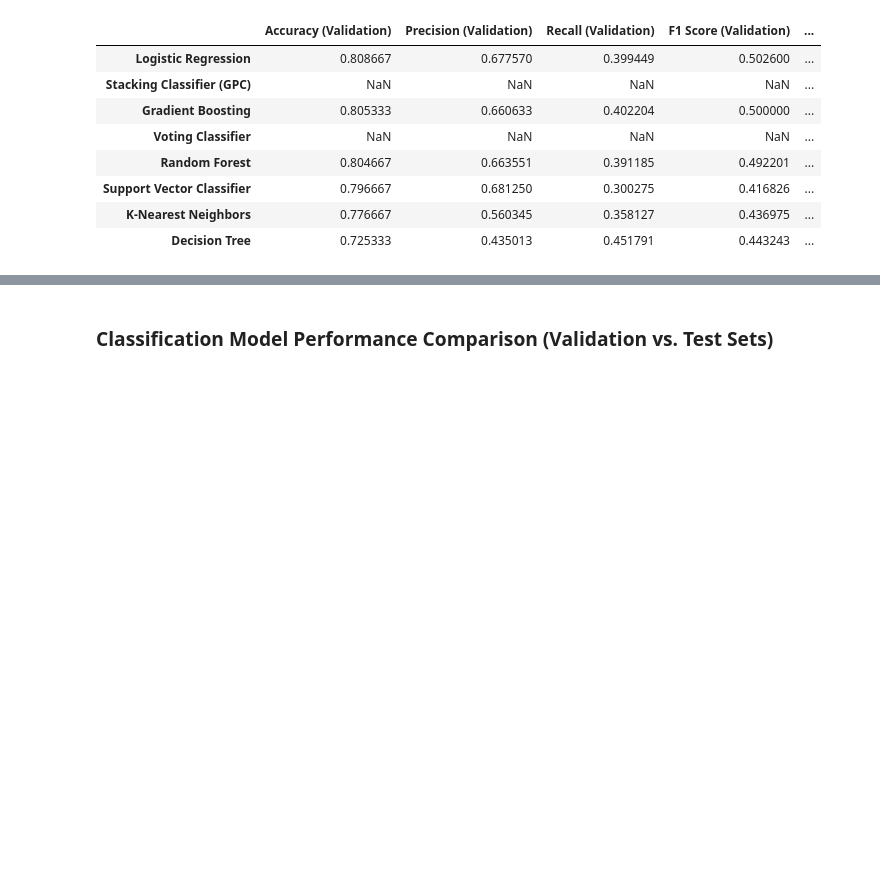
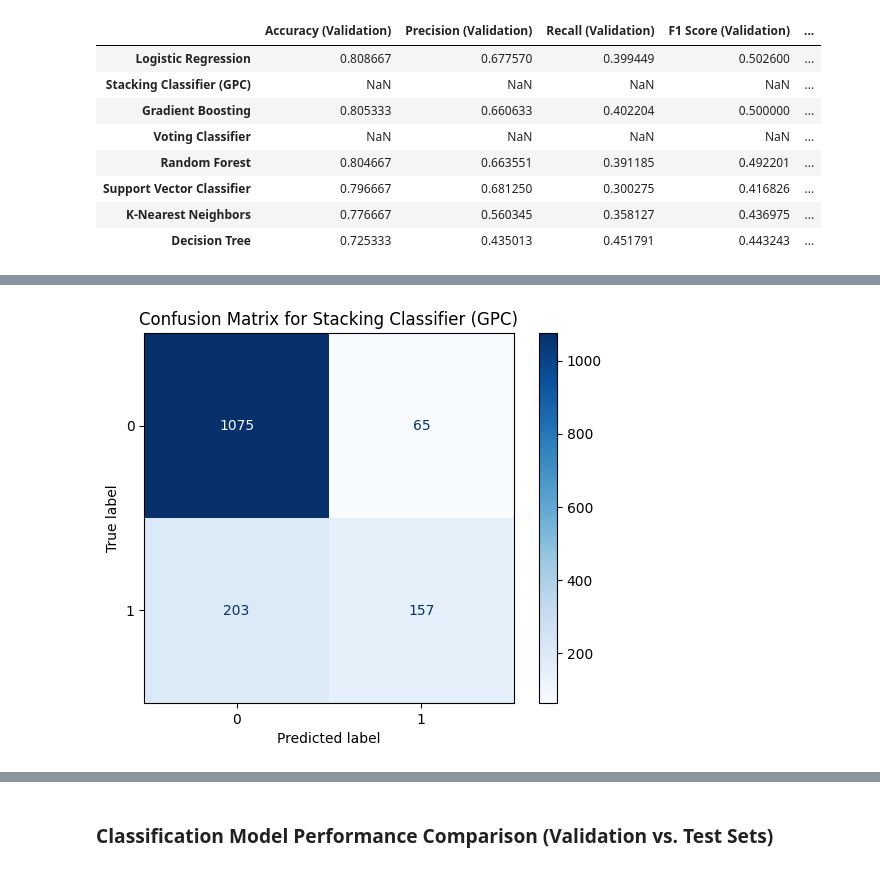
Before and after one commit to omonigho-egbo-15/ITAI_ML_FINAL_EXAM_PROJECT, a Jupyter notebook: EgboOmonigho_ITAI_Exam_2_.ipynb, the cells around one changed output, grey strips where cells are left out. Saved outputs shown, nothing was run; the diff lists cells and outputs as text; code cells hidden in the pictures; blank space fills up the shorter version.

```diff
--- a/EgboOmonigho_ITAI_Exam_2_.ipynb
+++ b/EgboOmonigho_ITAI_Exam_2_.ipynb
@@ -1163,0 +1133,20 @@ Final classification results PDF has been prepared and offered for download.
+# %%
+from sklearn.metrics import confusion_matrix, ConfusionMatrixDisplay
+import matplotlib.pyplot as plt
+
+# Get the Stacking Classifier (GPC) model
+stacking_gpc_model = models['Stacking Classifier (GPC)']
+
+# Make predictions on the test set
+y_pred_stacking_gpc = stacking_gpc_model.predict(x_test)
+
+# Generate the confusion matrix
+cm = confusion_matrix(y_test, y_pred_stacking_gpc)
+
+# Display the confusion matrix
+disp = ConfusionMatrixDisplay(confusion_matrix=cm, display_labels=stacking_gpc_model.classes_)
+disp.plot(cmap=plt.cm.Blues)
+plt.title('Confusion Matrix for Stacking Classifier (GPC)')
+plt.show()
+# %% [output]
+[figure, added]
```
Also changed, not shown: parts of 15 cells of this notebook.
